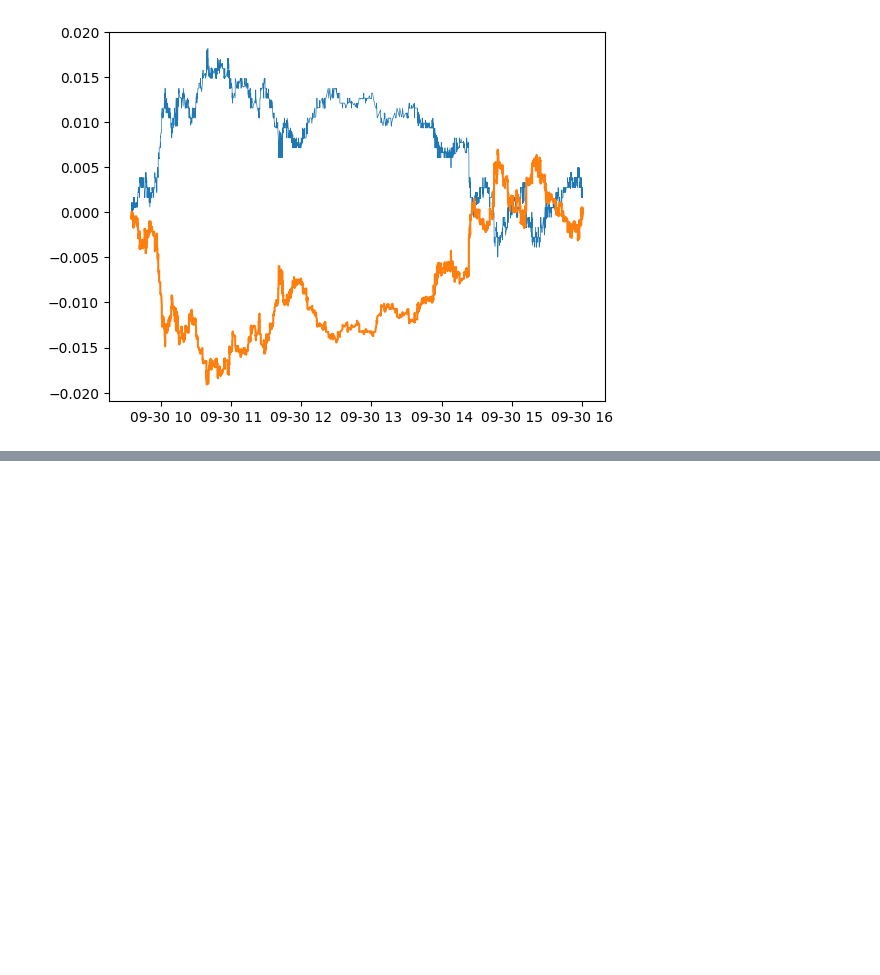
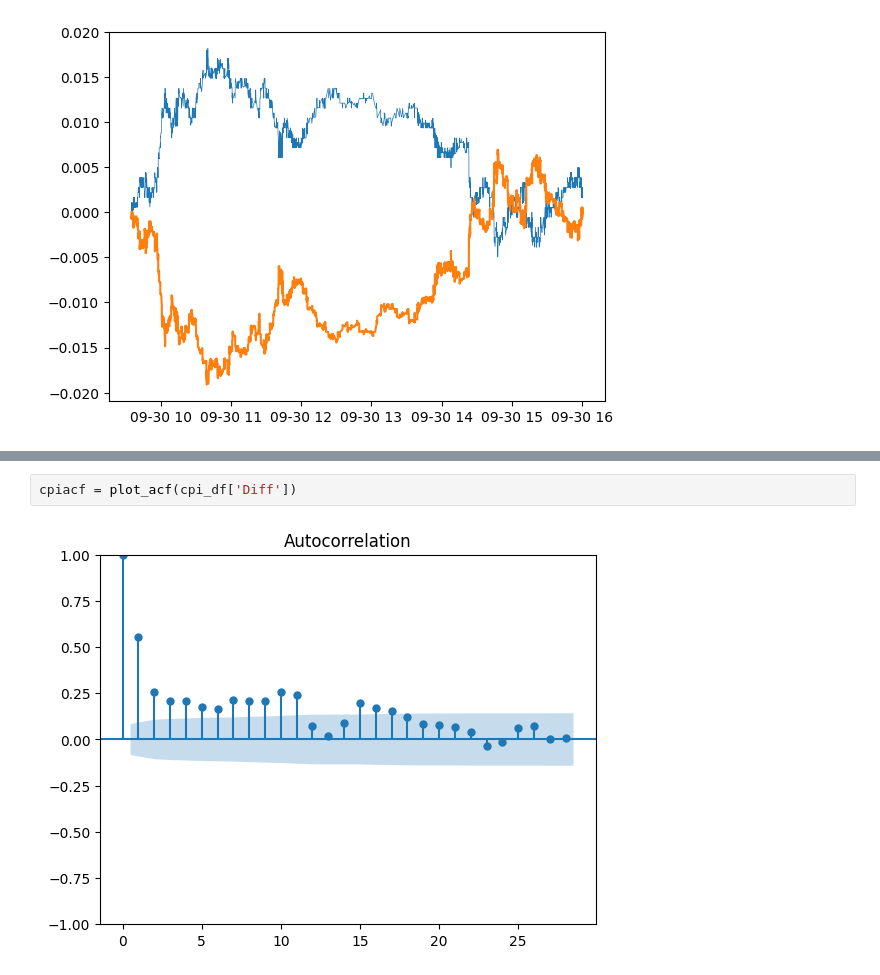
Before and after one commit to ericbeechen/TimeSeries, a Jupyter notebook: HW2.ipynb, the cells around one changed output, grey strips where cells are left out. Cells and saved outputs as stored; diff of their text form; blank space fills up the shorter version.

```diff
--- a/HW2.ipynb
+++ b/HW2.ipynb
@@ -236,0 +272,4 @@ plt.plot(predicted_cumulative)
+# %%
+cpiacf = plot_acf(cpi_df['Diff'])
+# %% [output]
+[figure, added]
```
Also changed, not shown: parts of 24 cells of this notebook.
